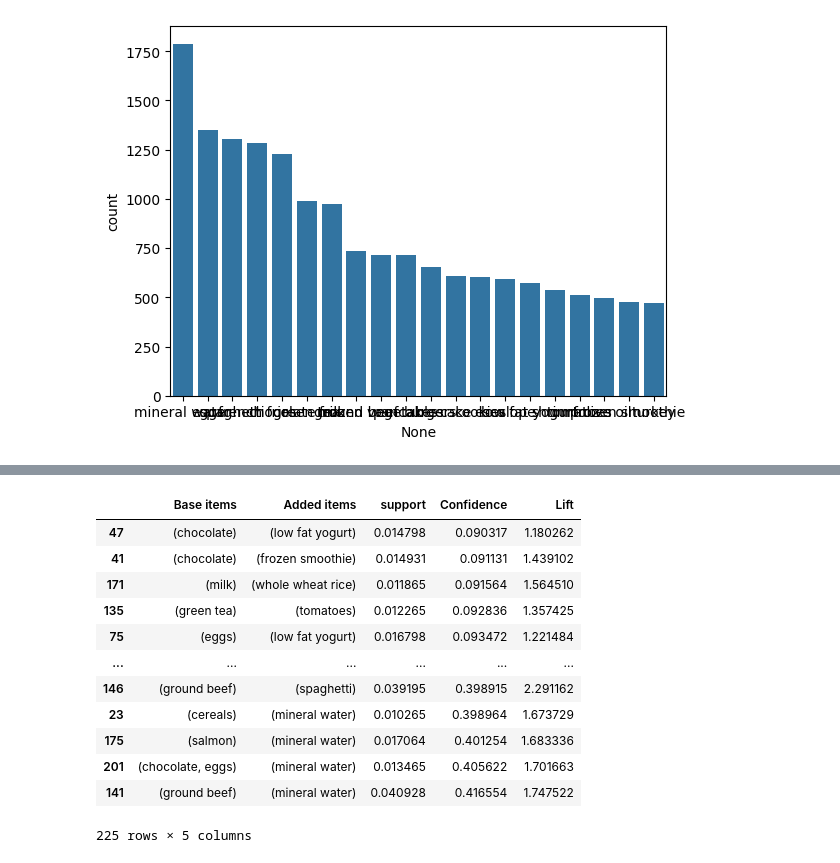
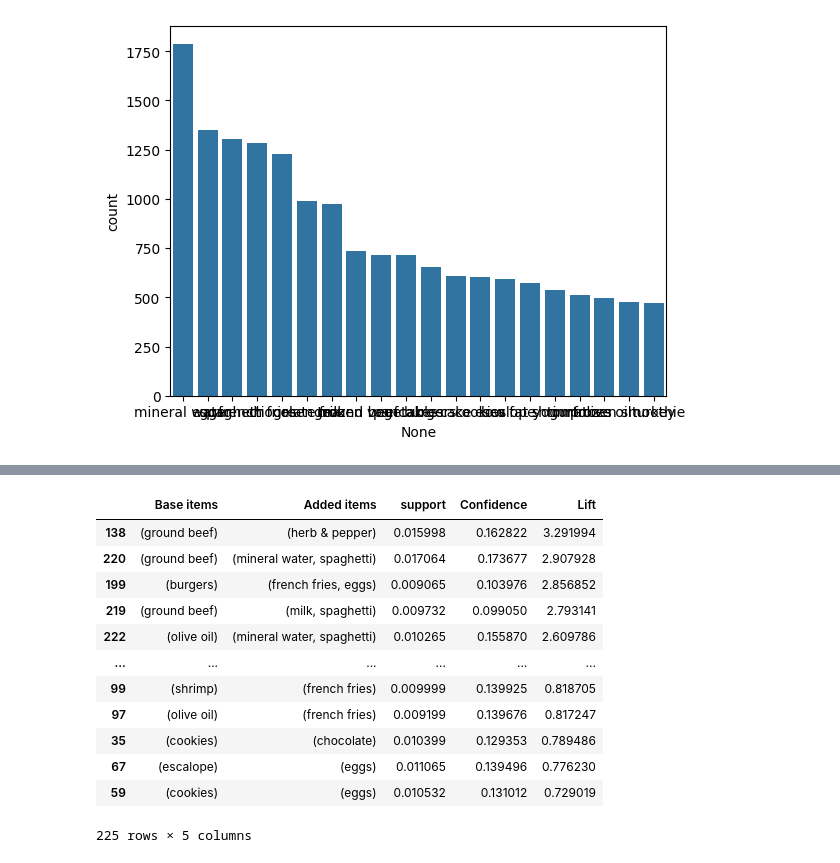
Before and after one commit to Neevs1/ML-practicals, a Jupyter notebook: Assignment 5/Assignment 5.ipynb, the cells around one changed output, grey strips where cells are left out. Cells and saved outputs as stored; diff of their text form; code cells hidden in the pictures.

```diff
--- a/Assignment 5/Assignment 5.ipynb
+++ b/Assignment 5/Assignment 5.ipynb
@@ -130,19 +130,19 @@ rules1_df
 225 rows × 5 columns
 # %%
-rules1_df.sort_values(by="Confidence")
+rules1_df.sort_values(by="Lift",ascending=False)
 # %% [output]
 |  | Base items | Added items | support | Confidence | Lift |
-| 47 | (chocolate) | (low fat yogurt) | 0.014798 | 0.090317 | 1.180262 |
-| 41 | (chocolate) | (frozen smoothie) | 0.014931 | 0.091131 | 1.439102 |
-| 171 | (milk) | (whole wheat rice) | 0.011865 | 0.091564 | 1.564510 |
-| 135 | (green tea) | (tomatoes) | 0.012265 | 0.092836 | 1.357425 |
-| 75 | (eggs) | (low fat yogurt) | 0.016798 | 0.093472 | 1.221484 |
+| 138 | (ground beef) | (herb & pepper) | 0.015998 | 0.162822 | 3.291994 |
+| 220 | (ground beef) | (mineral water, spaghetti) | 0.017064 | 0.173677 | 2.907928 |
+| 199 | (burgers) | (french fries, eggs) | 0.009065 | 0.103976 | 2.856852 |
+| 219 | (ground beef) | (milk, spaghetti) | 0.009732 | 0.099050 | 2.793141 |
+| 222 | (olive oil) | (mineral water, spaghetti) | 0.010265 | 0.155870 | 2.609786 |
 | ... | ... | ... | ... | ... | ... |
-| 146 | (ground beef) | (spaghetti) | 0.039195 | 0.398915 | 2.291162 |
-| 23 | (cereals) | (mineral water) | 0.010265 | 0.398964 | 1.673729 |
-| 175 | (salmon) | (mineral water) | 0.017064 | 0.401254 | 1.683336 |
-| 201 | (chocolate, eggs) | (mineral water) | 0.013465 | 0.405622 | 1.701663 |
-| 141 | (ground beef) | (mineral water) | 0.040928 | 0.416554 | 1.747522 |
+| 99 | (shrimp) | (french fries) | 0.009999 | 0.139925 | 0.818705 |
+| 97 | (olive oil) | (french fries) | 0.009199 | 0.139676 | 0.817247 |
+| 35 | (cookies) | (chocolate) | 0.010399 | 0.129353 | 0.789486 |
+| 67 | (escalope) | (eggs) | 0.011065 | 0.139496 | 0.776230 |
+| 59 | (cookies) | (eggs) | 0.010532 | 0.131012 | 0.729019 |
 225 rows × 5 columns
 # %%
 frequent_items.clear()
```
Also changed, not shown: parts of 5 cells of this notebook.
